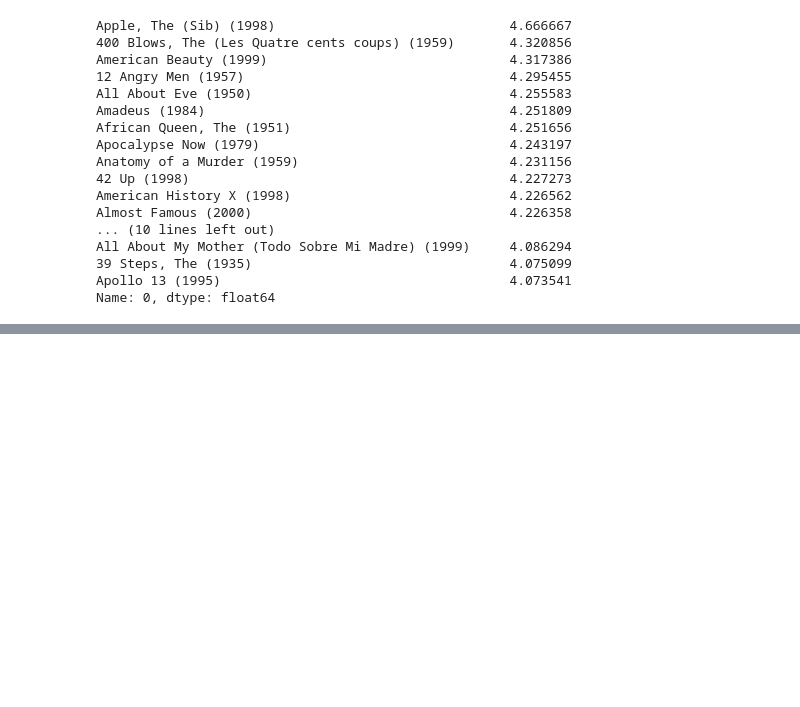
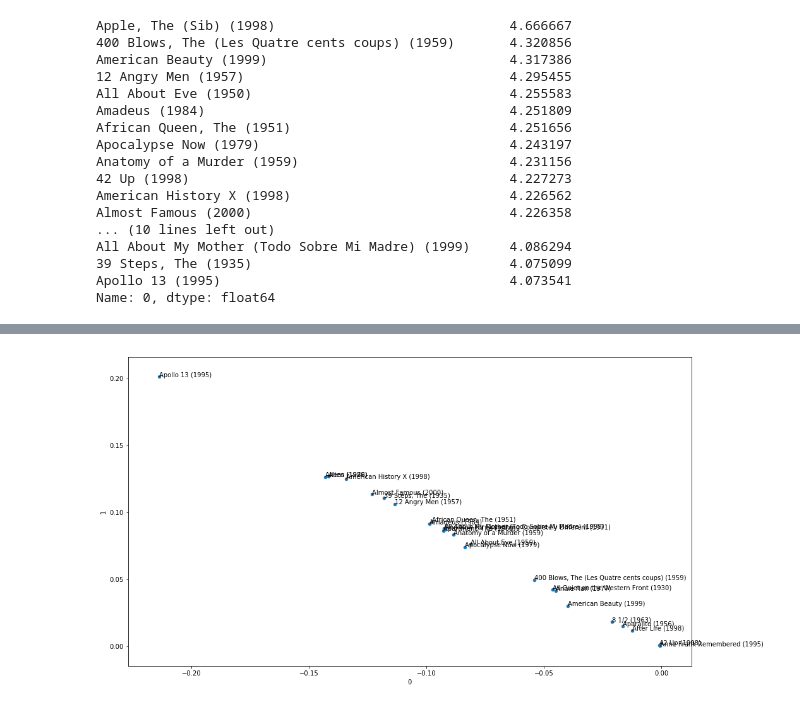
Before and after one commit to lambdaofgod/matrix-factorization, a Jupyter notebook: notebooks/h2o GLRM.ipynb, the cells around one changed output, grey strips where cells are left out. Cells and saved outputs as stored; diff of their text form; code cells hidden in the pictures; blank space fills up the shorter version.

Commit message:
visualization setup

```diff
--- a/notebooks/h2o GLRM.ipynb
+++ b/notebooks/h2o GLRM.ipynb
@@ -246,7 +242,9 @@ Stored 'reconstructed_pd_frame' (DataFrame)
 # %%
 n = 25
 
-reconstructed_pd_frame.iloc[0].sort_values(ascending=False)[:n]
+best_movies = reconstructed_pd_frame.iloc[0].sort_values(ascending=False)[:n]
+best_movie_names = list(best_movies.index)
+best_movies
 # %% [output]
 Apple, The (Sib) (1998)                              4.666667
 400 Blows, The (Les Quatre cents coups) (1959)       4.320856
@@ -267,0 +273,9 @@ Name: 0, dtype: float64
+# %%
+reducer_glrm = H2OGeneralizedLowRankEstimator(
+  k=2,
+  regularization_x='L2',
+  regularization_y='L2',
+  transform='Demean',
+  max_iterations=10)
+
+%time reducer_glrm.train(training_frame=reconstructed_frame)
@@ -267,0 +286,14 @@ Name: 0, dtype: float64
+# %%
+reduced_pd_frame = (reducer_glrm
+  .proj_archetypes(reconstructed_frame)
+  .as_data_frame())
+# %%
+reduced_pd_frame.columns = reduced_pd_frame.columns.str.replace('reconstr_', '')
+#my_rated_movies_in_reconstructed_frame = list(set(my_ratings[0]).intersection(set(reduced_pd_frame.columns)))
+my_rated_movies_frame = reduced_pd_frame.loc[:, best_movie_names].T.dropna()
+# %%
+ax = my_rated_movies_frame.plot.scatter(x=0, y=1)
+my_rated_movies_frame.apply(lambda x: ax.text(*x, s=x.name), axis=1)
+plt.show()
+# %% [output]
+[figure, added]
```
Also changed, not shown: parts of 9 cells of this notebook.
